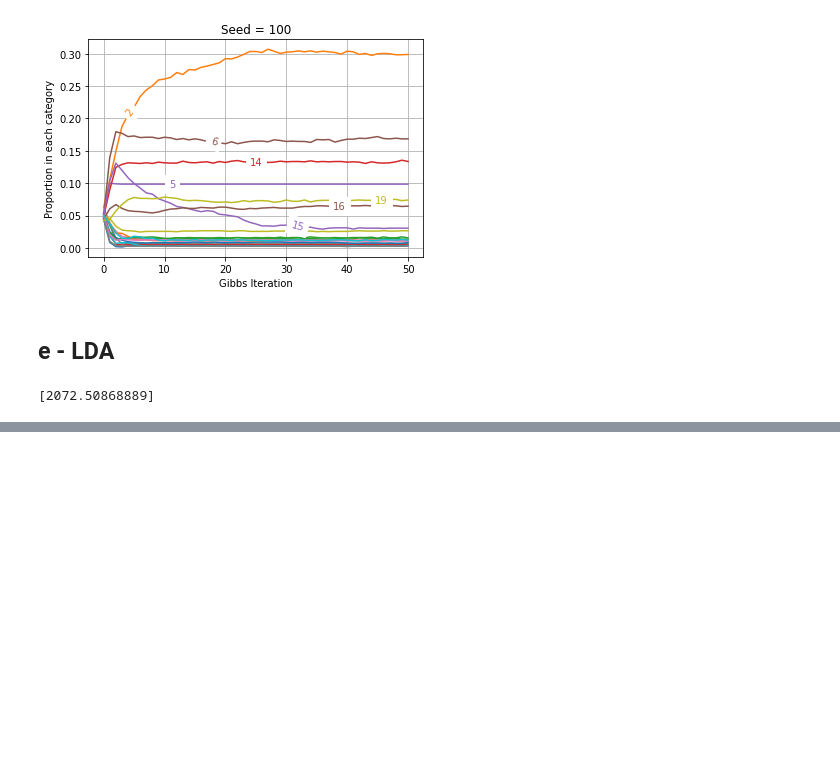
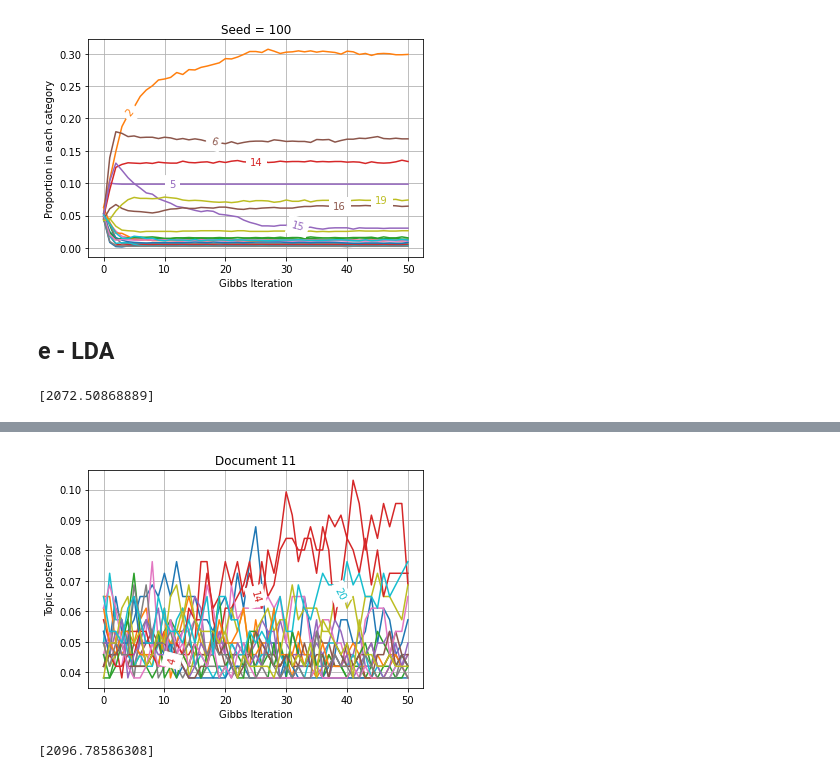
Before and after one commit to LozzaTray/4F10, a Jupyter notebook: C3/code/cw3.ipynb, the cells around one changed output, grey strips where cells are left out. Drawn from its saved outputs; the diff is of its cells as text; code cells hidden in the pictures; blank space fills up the shorter version.

```diff
--- a/C3/code/cw3.ipynb
+++ b/C3/code/cw3.ipynb
@@ -250,19 +272,22 @@ IndexError: index 50 is out of bounds for axis 2 with size 50
 # %%
 points=50
-cutoff = 0.05
+cutoff = 0.06
 iters = range(0, points+1)
-d=1
 plt.figure()
+d=10
+N = np.sum(topic_counts_by_id_doc_it[:, d, 0]) + K*alpha
 for k in range(0, K):
-    vals = topic_counts_by_id_doc_it[k, d, 0:points+1]
-    vals = vals / np.sum(vals)
+    vals = topic_counts_by_id_doc_it[k, d, 0:points+1]+ alpha
+    vals = vals / N
     mean = np.mean(vals)
     label = str(k+1) if mean > cutoff else ""
     plt.plot(iters, vals, label=label)
 
 plt.grid()
-plt.title("Document {}".format(d))
+plt.title("Document {}".format(d+1))
 plt.xlabel("Gibbs Iteration")
-plt.ylabel("Topic posterior for words in document")
+plt.ylabel("Topic posterior")
 labelLines(plt.gca().get_lines())
 plt.show()
+# %% [output]
+[figure, added]
@@ -269,3 +299,8 @@ plt.show()
+# %%
+swk_per_it = word_counts_by_id_topic_it
+sk_per_it = np.sum(topic_counts_by_id_doc_it, axis=1)
+# %% [output]
+[2096.78586308]
 # %%
 def compute_entropy(vector):
     scale = np.sum(vector)
```
Also changed, not shown: parts of 6 cells of this notebook, 10 other files.
